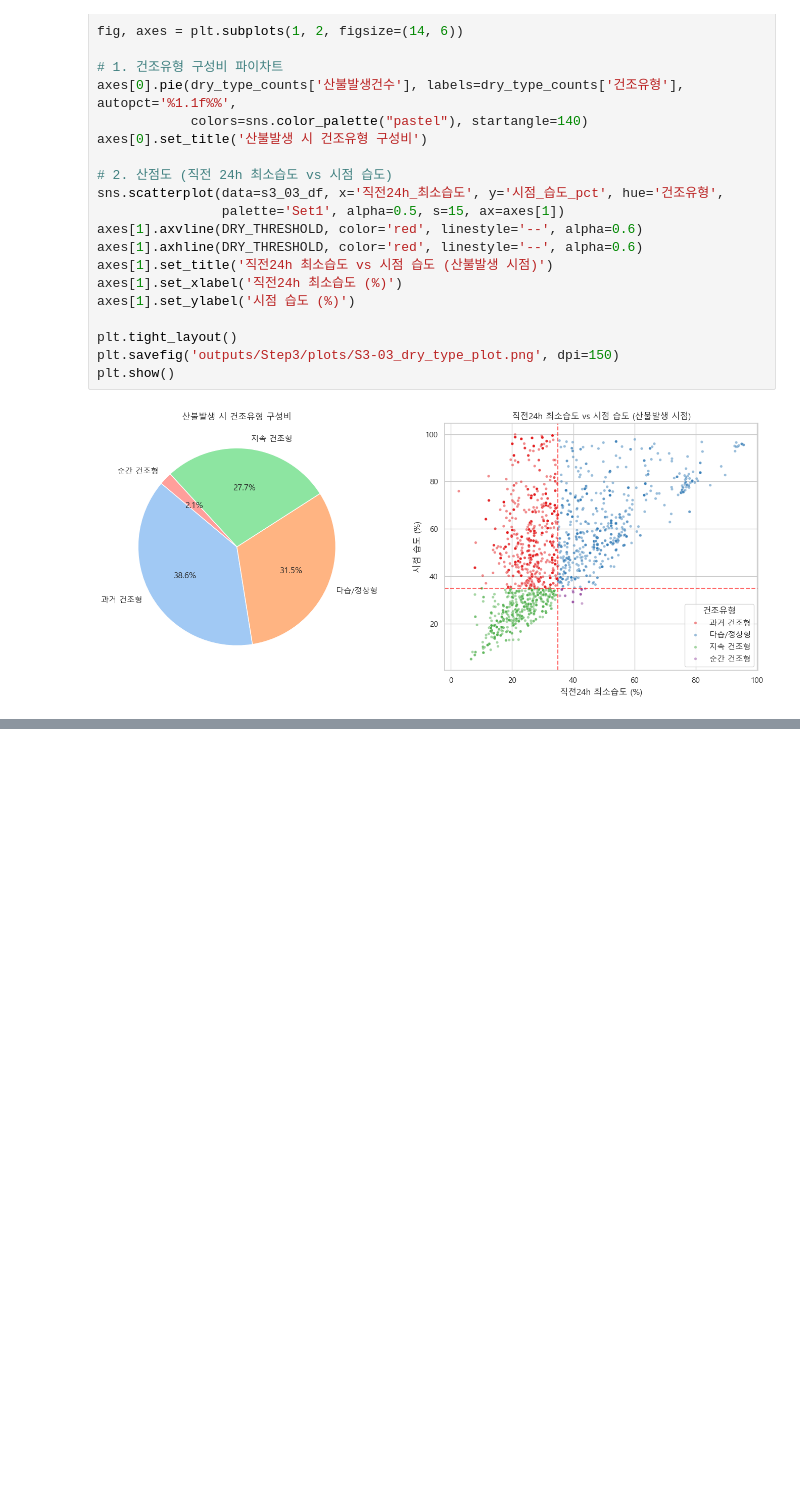
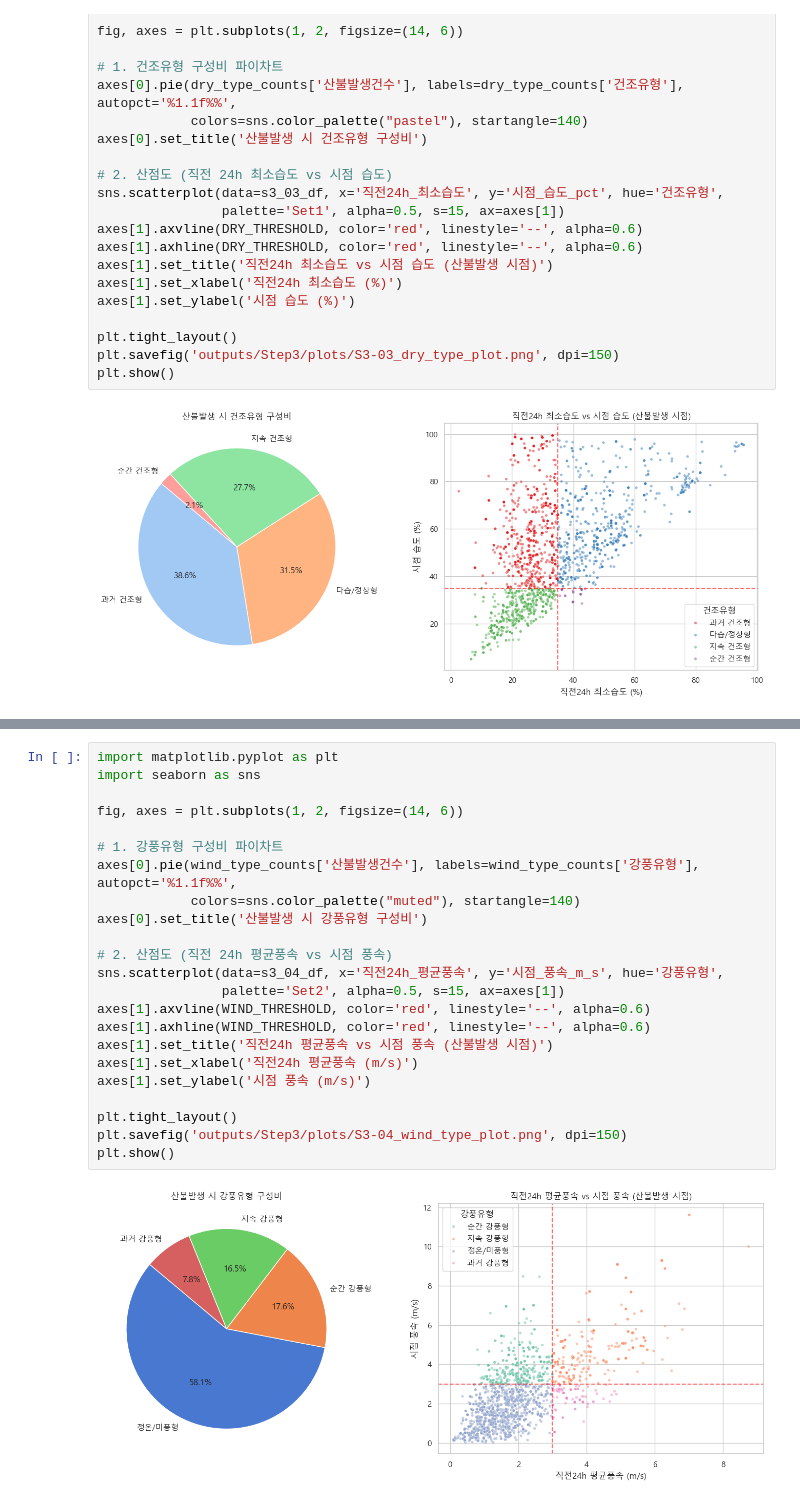
Before and after one commit to Max-JI64/farm-system-public-02, a Jupyter notebook: jsw/강원_재_EDA/Step3_산불발생_선행기상및국지임계치_심화분석.ipynb, the cells around one changed output, grey strips where cells are left out. Saved outputs shown, nothing was run; the diff lists cells and outputs as text; blank space fills up the shorter version.

```diff
--- a/jsw/강원_재_EDA/Step3_산불발생_선행기상및국지임계치_심화분석.ipynb
+++ b/jsw/강원_재_EDA/Step3_산불발생_선행기상및국지임계치_심화분석.ipynb
@@ -523,0 +560,25 @@ plt.show()
+# %%
+import matplotlib.pyplot as plt
+import seaborn as sns
+
+fig, axes = plt.subplots(1, 2, figsize=(14, 6))
+
+# 1. 강풍유형 구성비 파이차트
+axes[0].pie(wind_type_counts['산불발생건수'], labels=wind_type_counts['강풍유형'], autopct='%1.1f%%',
+            colors=sns.color_palette("muted"), startangle=140)
+axes[0].set_title('산불발생 시 강풍유형 구성비')
+
+# 2. 산점도 (직전 24h 평균풍속 vs 시점 풍속)
+sns.scatterplot(data=s3_04_df, x='직전24h_평균풍속', y='시점_풍속_m_s', hue='강풍유형',
+                palette='Set2', alpha=0.5, s=15, ax=axes[1])
+axes[1].axvline(WIND_THRESHOLD, color='red', linestyle='--', alpha=0.6)
+axes[1].axhline(WIND_THRESHOLD, color='red', linestyle='--', alpha=0.6)
+axes[1].set_title('직전24h 평균풍속 vs 시점 풍속 (산불발생 시점)')
+axes[1].set_xlabel('직전24h 평균풍속 (m/s)')
+axes[1].set_ylabel('시점 풍속 (m/s)')
+
+plt.tight_layout()
+plt.savefig('outputs/Step3/plots/S3-04_wind_type_plot.png', dpi=150)
+plt.show()
+# %% [output]
+[figure, added]
```
Also changed, not shown: parts of 2 cells of this notebook, 3 other files.
